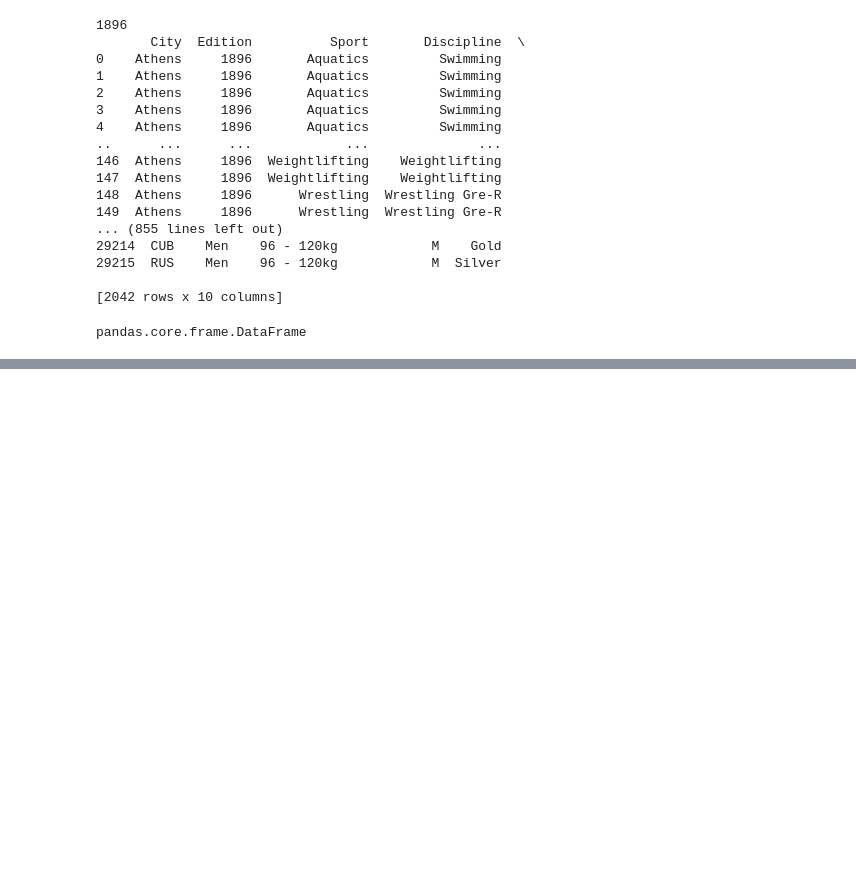
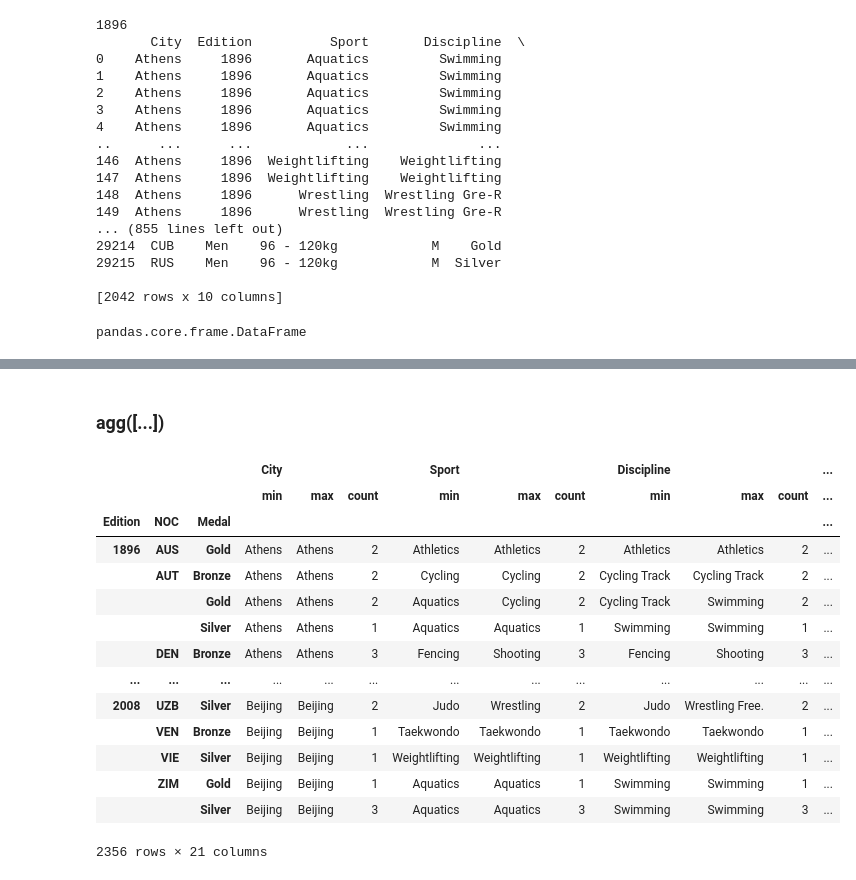
Before and after one commit to dbasdanis/python_practice, a Jupyter notebook: pandas/pandas_doc.ipynb, the cells around one changed output, grey strips where cells are left out. Drawn from its saved outputs; the diff is of its cells as text; code cells hidden in the pictures; blank space fills up the shorter version.

```diff
--- a/pandas/pandas_doc.ipynb
+++ b/pandas/pandas_doc.ipynb
@@ -924,0 +947,20 @@ pandas.core.frame.DataFrame
+# %% [markdown]
+### agg([...])
+# %%
+oo.groupby(['Edition','NOC','Medal']).agg(['min','max','count'])
+# %% [output]
+|  |  |  | City |  |  | Sport |  |  | Discipline |  |  | ... |
+|  |  |  | min | max | count | min | max | count | min | max | count | ... |
+| Edition | NOC | Medal |  |  |  |  |  |  |  |  |  | ... |
+| 1896 | AUS | Gold | Athens | Athens | 2 | Athletics | Athletics | 2 | Athletics | Athletics | 2 | ... |
+|  | AUT | Bronze | Athens | Athens | 2 | Cycling | Cycling | 2 | Cycling Track | Cycling Track | 2 | ... |
+|  |  | Gold | Athens | Athens | 2 | Aquatics | Cycling | 2 | Cycling Track | Swimming | 2 | ... |
+|  |  | Silver | Athens | Athens | 1 | Aquatics | Aquatics | 1 | Swimming | Swimming | 1 | ... |
+|  | DEN | Bronze | Athens | Athens | 3 | Fencing | Shooting | 3 | Fencing | Shooting | 3 | ... |
+| ... | ... | ... | ... | ... | ... | ... | ... | ... | ... | ... | ... | ... |
+| 2008 | UZB | Silver | Beijing | Beijing | 2 | Judo | Wrestling | 2 | Judo | Wrestling Free. | 2 | ... |
+|  | VEN | Bronze | Beijing | Beijing | 1 | Taekwondo | Taekwondo | 1 | Taekwondo | Taekwondo | 1 | ... |
+|  | VIE | Silver | Beijing | Beijing | 1 | Weightlifting | Weightlifting | 1 | Weightlifting | Weightlifting | 1 | ... |
+|  | ZIM | Gold | Beijing | Beijing | 1 | Aquatics | Aquatics | 1 | Swimming | Swimming | 1 | ... |
+|  |  | Silver | Beijing | Beijing | 3 | Aquatics | Aquatics | 3 | Swimming | Swimming | 3 | ... |
+2356 rows × 21 columns
```
Also changed, not shown: parts of 5 cells of this notebook.
